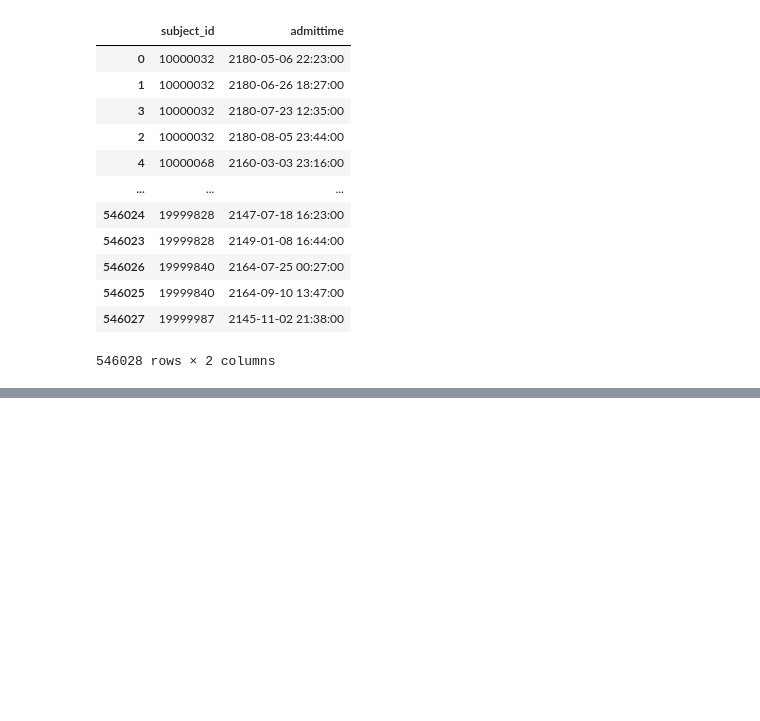
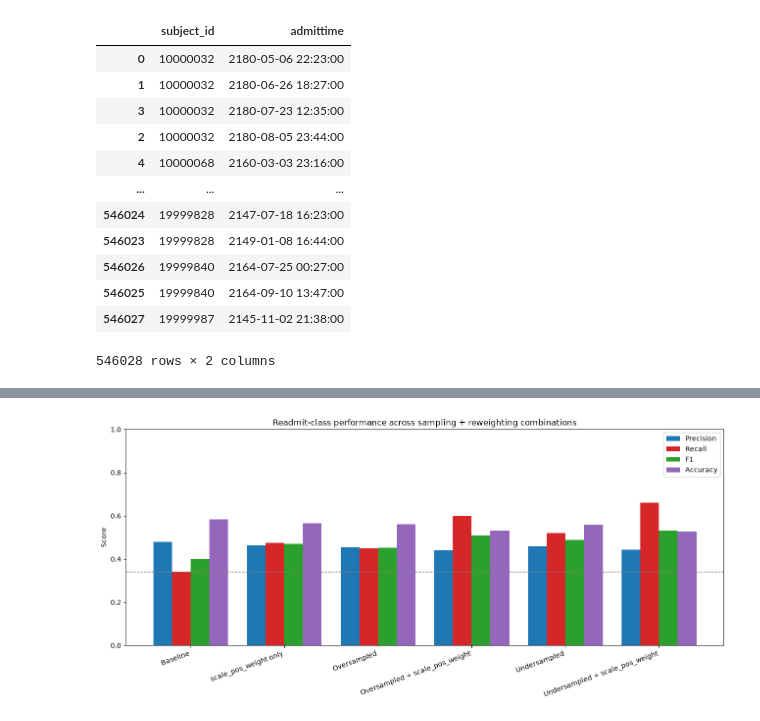
Before and after one commit to alexanderwu/MedAgent, a Jupyter notebook: notebooks/real eda.ipynb, the cells around one changed output, grey strips where cells are left out. Cells and saved outputs as stored; diff of their text form; code cells hidden in the pictures; blank space fills up the shorter version.

```diff
--- a/notebooks/real eda.ipynb
+++ b/notebooks/real eda.ipynb
@@ -2719,0 +2797,3 @@ False
+# %%
+df_encoded_v3 = df_encoded_v3.drop(columns=['readmit_30d_x', 'readmit_30d_y'])
+print(df_encoded_v3.columns[df_encoded_v3.columns.str.contains('readmit')].tolist())  # should show just ['readmit_30d']
@@ -2719,0 +2974,7 @@ False
+# %%
+# ---- Step 3: oversample (50/50) ----
+from imblearn.over_sampling import RandomOverSampler
+
+ros = RandomOverSampler(sampling_strategy='auto', random_state=42)  # 'auto' = 50/50 for binary
+X_train_over, y_train_over = ros.fit_resample(X_train, y_train)
+print("Oversampled train:", y_train_over.value_counts().to_dict())
@@ -2719,0 +2983,7 @@ False
+# %%
+# ---- Step 4: undersample (50/50) ----
+from imblearn.under_sampling import RandomUnderSampler
+
+rus = RandomUnderSampler(sampling_strategy='auto', random_state=42)
+X_train_under, y_train_under = rus.fit_resample(X_train, y_train)
+print("Undersampled train:", y_train_under.value_counts().to_dict())
@@ -2719,0 +3195,27 @@ False
+# %%
+import matplotlib.pyplot as plt
+
+metrics = ['precision', 'recall', 'f1', 'accuracy']
+labels = results_df['label'].tolist()
+
+x = np.arange(len(labels))
+width = 0.2
+colors = ['#1f77b4', '#d62728', '#2ca02c', '#9467bd']   # blue=precision, red=recall, green=f1, purple=accuracy
+
+fig, ax = plt.subplots(figsize=(13, 6))
+for i, metric in enumerate(metrics):
+    ax.bar(x + (i - 1.5) * width, results_df[metric], width,
+           label=metric.capitalize(), color=colors[i])
+
+ax.set_xticks(x)
+ax.set_xticklabels(labels, rotation=20, ha='right')
+ax.set_ylabel('Score')
+ax.set_title('Readmit-class performance across sampling + reweighting combinations')
+ax.set_ylim(0, 1.0)
+ax.legend()
+ax.axhline(results_df.loc[results_df['label']=='Baseline','recall'].values[0],
+           color='gray', linestyle='--', linewidth=1, label='Baseline recall (reference)')
+plt.tight_layout()
+plt.show()
+# %% [output]
+[figure, added]
```
Also changed, not shown: parts of 39 cells of this notebook.
